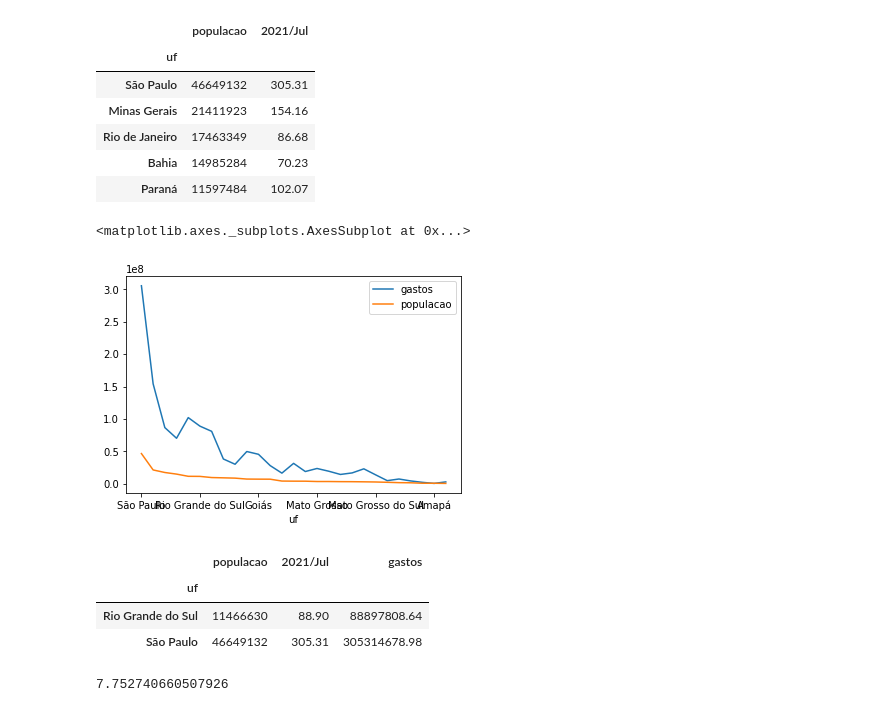
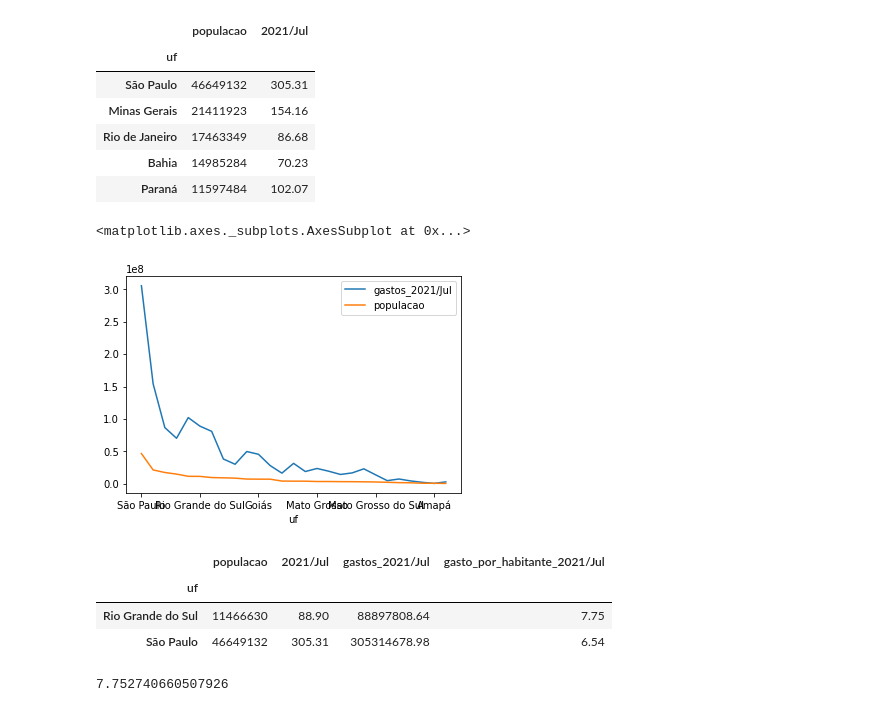
Before and after one commit to VitorFRodrigues/Data-Science-Bootcamp, a Jupyter notebook: Modulo02/Bootcamp_Datascience.ipynb, the cells around one changed output. Saved outputs shown, nothing was run; the diff lists cells and outputs as text; code cells hidden in the pictures.

```diff
--- a/Modulo02/Bootcamp_Datascience.ipynb
+++ b/Modulo02/Bootcamp_Datascience.ipynb
@@ -827,6 +829,3 @@ pop_html_wiki['Unidade federativa'].str[:3]
 25    Ama
 26    Ror
 Name: Unidade federativa, dtype: object
-# %%
-gastos_do_mais_recente.index = gastos_do_mais_recente.index.str[3:]
-gastos_do_mais_recente.head()
@@ -994,20 +995,26 @@ gastos_e_pop_recente.head()
 | Rio de Janeiro | 17463349 | 86.68 |
 | Bahia | 14985284 | 70.23 |
 | Paraná | 11597484 | 102.07 |
+# %%
+def insere_gastos_e_gasto_por_habitante_para(todos_os_gastos: pd.DataFrame, dados: pd.DataFrame, mes: str):
+  gastos_do_mes = todos_os_gastos[mes]
+  dados[f"gastos_{mes}"] = gastos_do_mes
+  dados[f"gasto_por_habitante_{mes}"] = dados[f"gastos_{mes}"] / dados["populacao"]
 # %%
 # Horripilante (data vizualization)
-gastos_e_pop_recente["gastos"] = gastos_e_pop_recente["2021/Jul"] * 1000000
-gastos_e_pop_recente[["gastos", "populacao"]].plot()
+insere_gastos_e_gasto_por_habitante_para(ordenado_por_total, gastos_e_pop_recente, "2021/Jul")
+# gastos_e_pop_recente["gastos"] = gastos_e_pop_recente["2021/Jul"] * 1000000
+gastos_e_pop_recente[["gastos_2021/Jul", "populacao"]].plot()
 # %% [output]
 <matplotlib.axes._subplots.AxesSubplot at 0x...>
-[figure, old version]
+[figure, new version]
 # %%
 gastos_e_pop_recente.loc[["Rio Grande do Sul", "São Paulo"]]
 # %% [output]
-|  | populacao | 2021/Jul | gastos |
-| uf |  |  |  |
-| Rio Grande do Sul | 11466630 | 88.90 | 88897808.64 |
-| São Paulo | 46649132 | 305.31 | 305314678.98 |
+|  | populacao | 2021/Jul | gastos_2021/Jul | gasto_por_habitante_2021/Jul |
+| uf |  |  |  |  |
+| Rio Grande do Sul | 11466630 | 88.90 | 88897808.64 | 7.75 |
+| São Paulo | 46649132 | 305.31 | 305314678.98 | 6.54 |
 # %%
 RS_por_hab = 88897808.64 / 11466630
 SP_por_hab = 305314678.98 / 46649132
```
Also changed, not shown: parts of 37 cells of this notebook.
